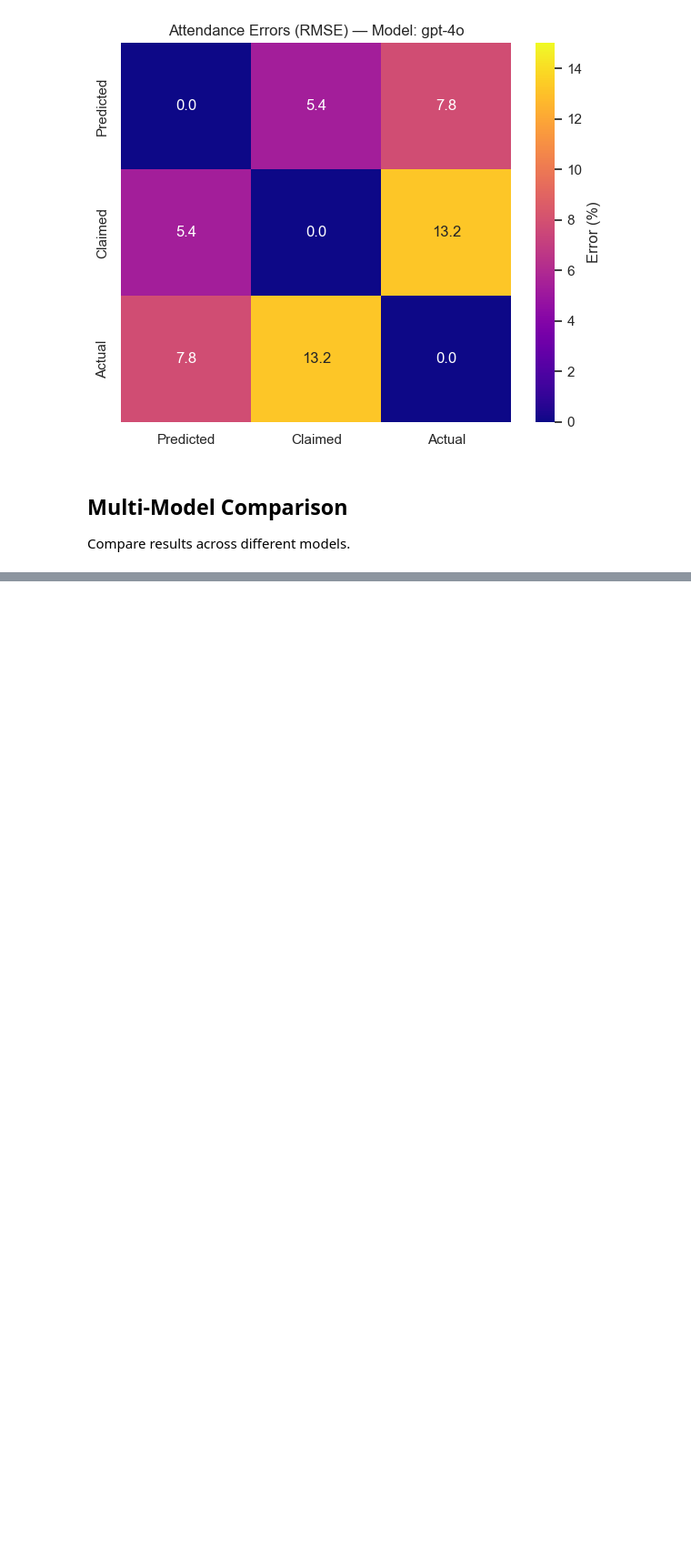
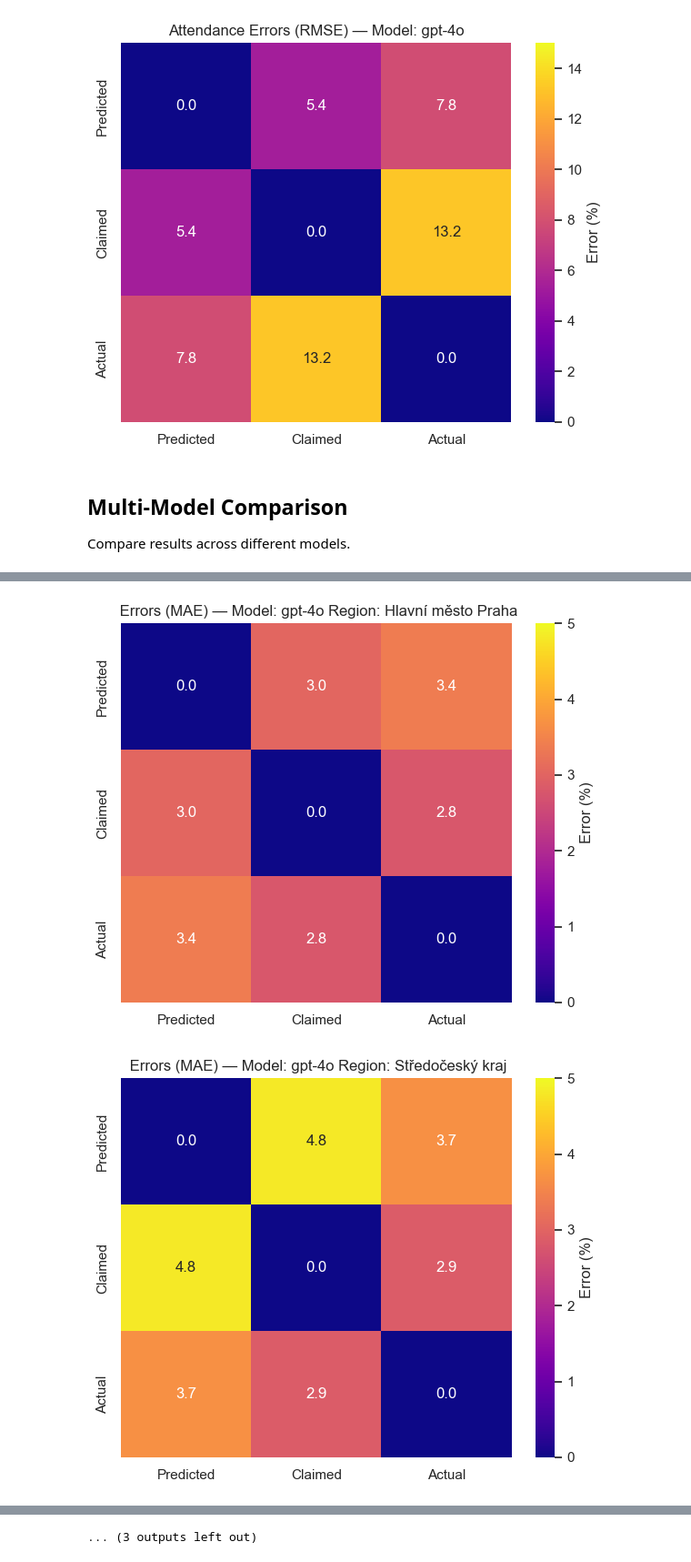
Before and after one commit to 11NIKTO11/Panel_LLM, a Jupyter notebook: Result_analysis.ipynb, the cells around one changed output, grey strips where cells are left out. Shown at 91% size. Cells and saved outputs as stored; diff of their text form; code cells hidden in the pictures; blank space fills up the shorter version.

```diff
--- a/Result_analysis.ipynb
+++ b/Result_analysis.ipynb
@@ -248,0 +300,14 @@ for model_name, voting_results_model in zip(model_names, voting_results_list):
+# %%
+# Generate aggregated results and visualizations
+reload(Visualization_Utils)
+for region, (actual_attendance,actual_parties) in Data.ELECTION_REGION_DATA.items():
+    predicted_parties, predicted_attendance = Visualization_Utils.aggregate_results(list([voting_results[index] for index in region_indices[region]]), True)
+    claimed_parties, claimed_attendance = SoD_Utils.get_actual_results(data.iloc[region_indices[region]], False)
+    # Visualize the results
+    fig = Visualization_Utils.evaluate_polls(
+        predicted_parties,
+        claimed_parties,
+        actual_parties,
+        model_name=f"{model} Region: {region}"
+    )
+# %% [output]
@@ -248,0 +315,2 @@ for model_name, voting_results_model in zip(model_names, voting_results_list):
+[figure, added]
+[figure, added]
@@ -248,0 +326 @@ for model_name, voting_results_model in zip(model_names, voting_results_list):
+... (3 outputs left out)
```
Also changed, not shown: parts of 10 cells of this notebook, 2 other files.
